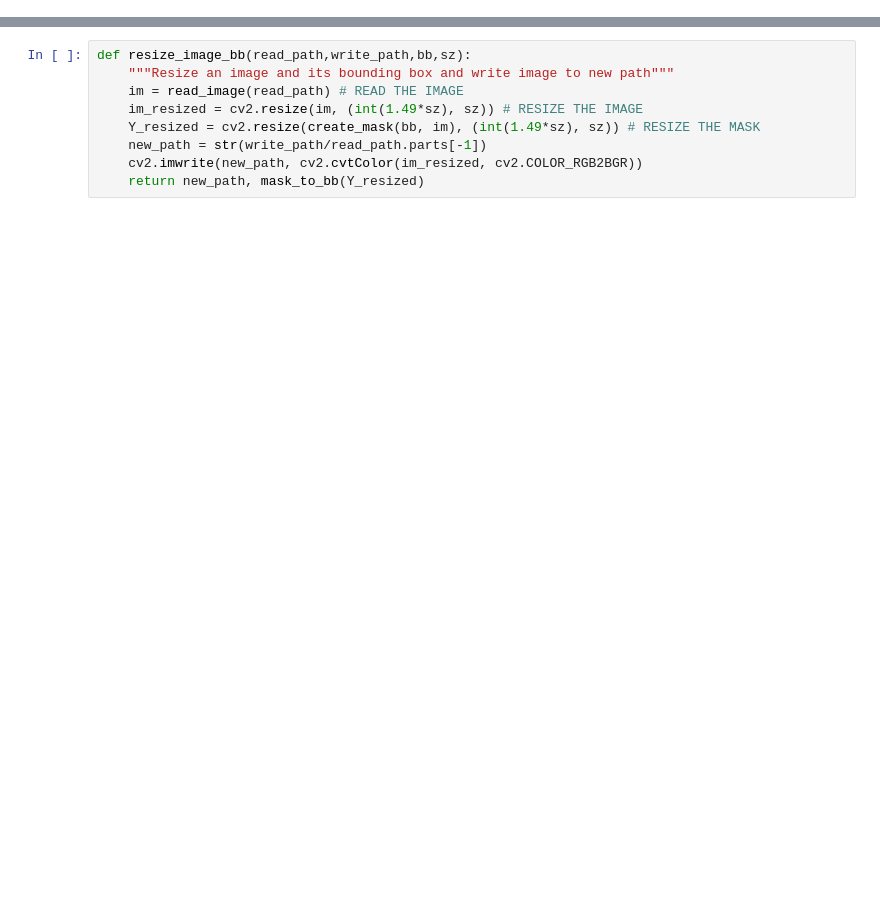
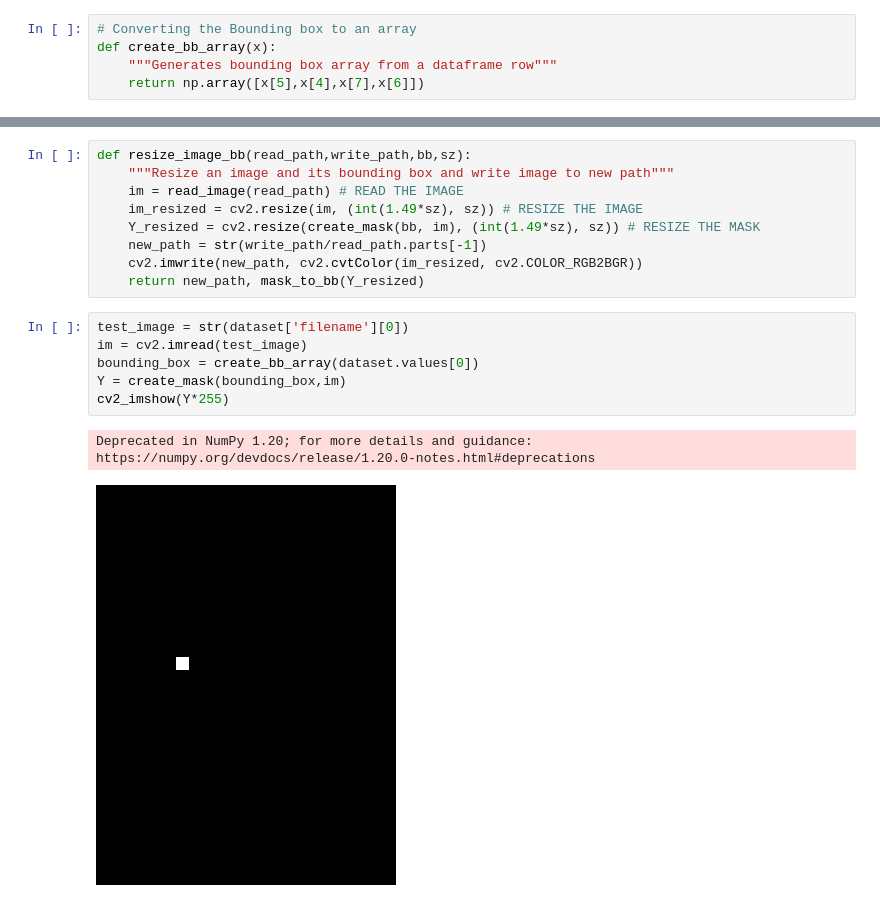
Before and after one commit to choprahetarth/computer-vision-experiments, a Jupyter notebook: Revision_for_Object_Detection.ipynb, the cells around one changed output, grey strips where cells are left out. Drawn from its saved outputs; the diff is of its cells as text; blank space fills up the shorter version.

```diff
--- a/Revision_for_Object_Detection.ipynb
+++ b/Revision_for_Object_Detection.ipynb
@@ -80,3 +80,8 @@ cv2_imshow(im)
 #Reading an image
 def read_image(path):
     return cv2.cvtColor(cv2.imread(str(path)), cv2.COLOR_BGR2RGB)
+# %%
+# Converting the Bounding box to an array
+def create_bb_array(x):
+    """Generates bounding box array from a dataframe row"""
+    return np.array([x[5],x[4],x[7],x[6]])
@@ -110,3 +115,12 @@ def resize_image_bb(read_path,write_path,bb,sz):
     new_path = str(write_path/read_path.parts[-1])
     cv2.imwrite(new_path, cv2.cvtColor(im_resized, cv2.COLOR_RGB2BGR))
     return new_path, mask_to_bb(Y_resized)
+# %%
+test_image = str(dataset['filename'][0])
+im = cv2.imread(test_image)
+bounding_box = create_bb_array(dataset.values[0])
+Y = create_mask(bounding_box,im)
+cv2_imshow(Y*255)
+# %% [output]
+Deprecated in NumPy 1.20; for more details and guidance: https://numpy.org/devdocs/release/1.20.0-notes.html#deprecations
+[figure, added]
```
Also changed, not shown: parts of 2 cells of this notebook.
